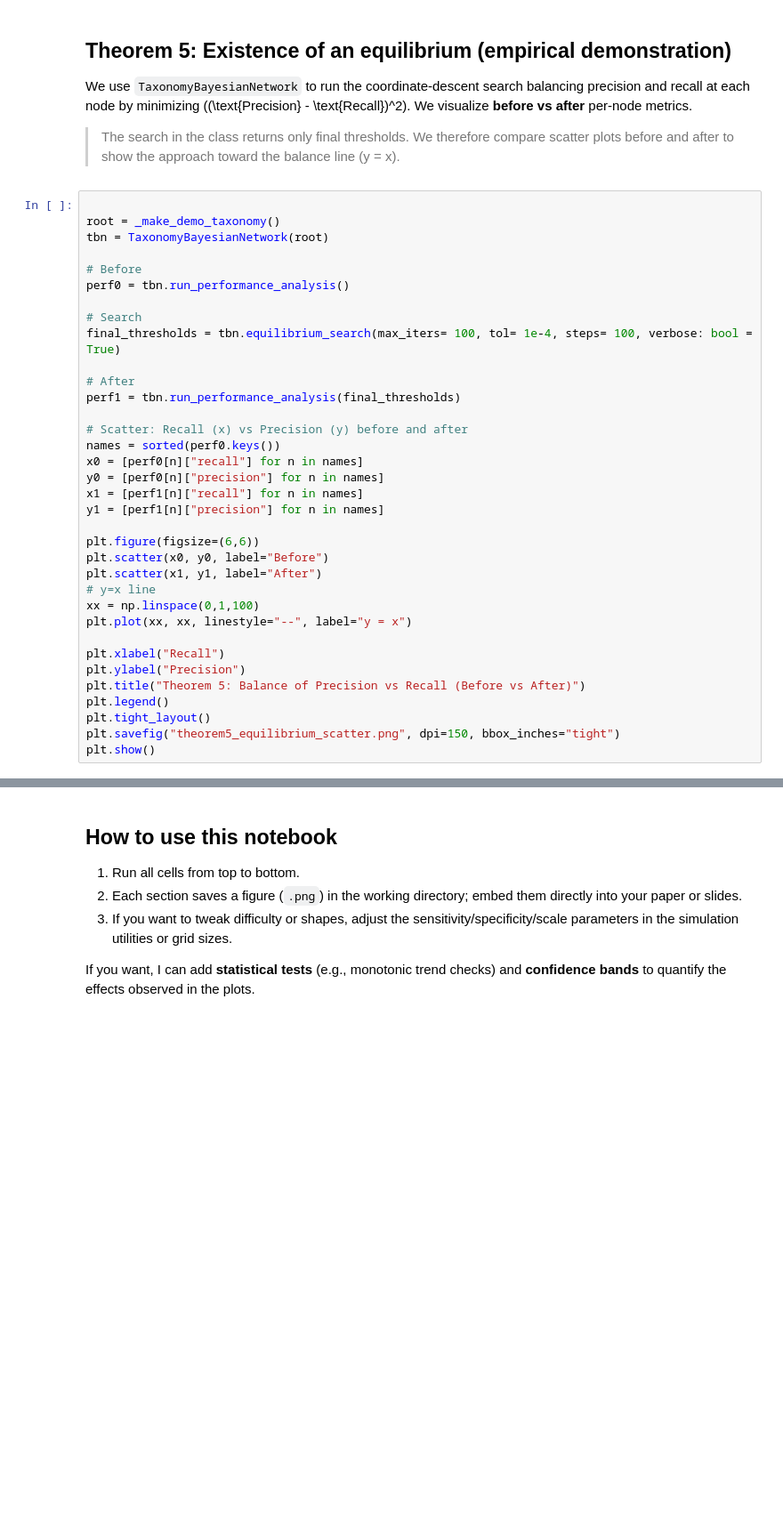
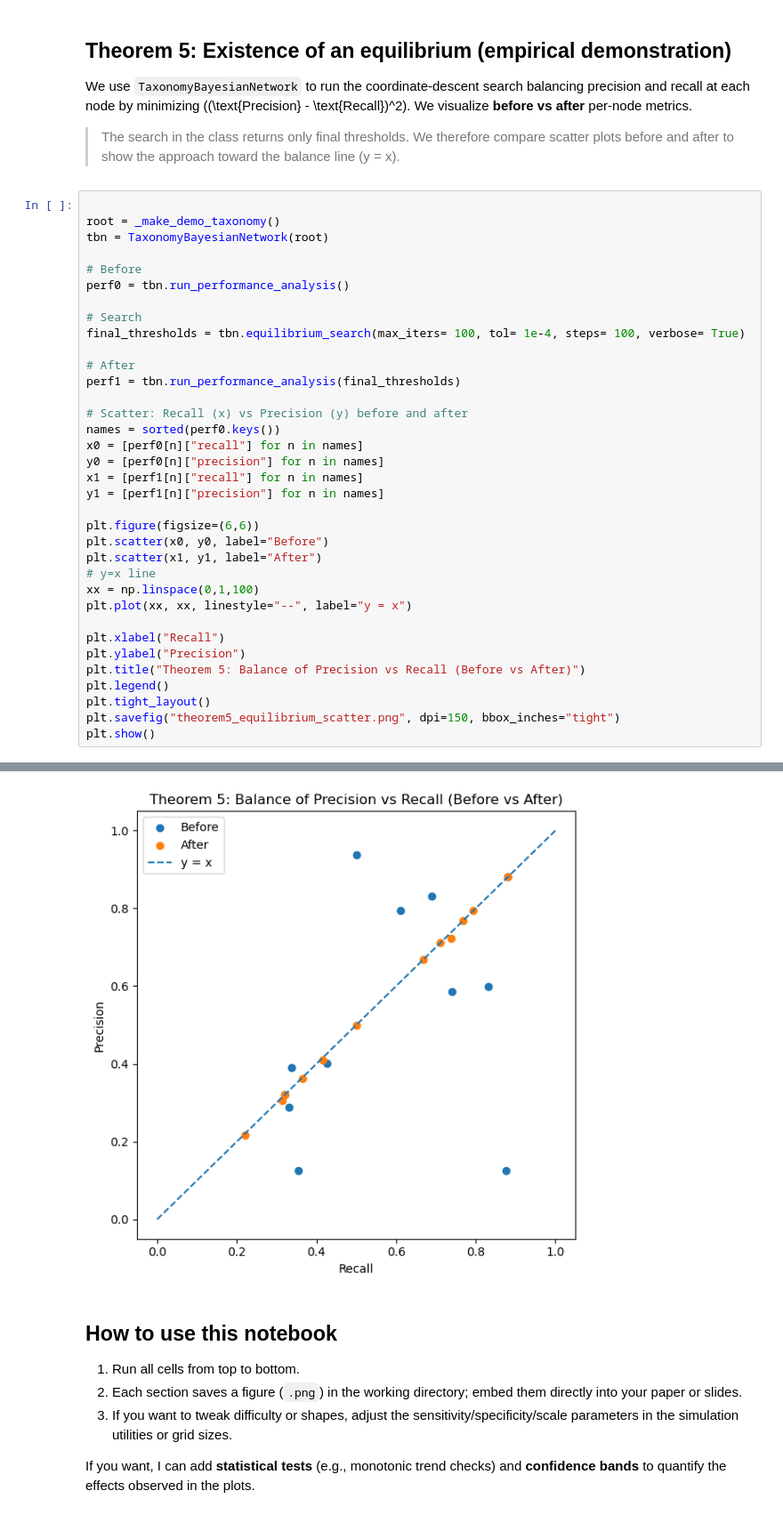
Before and after one commit to rswarnick1/Performance_Graphs, a Jupyter notebook: Detection_Taxonomy_Simulations.ipynb, the cells around one changed output, grey strips where cells are left out. Shown at 89% size. Saved outputs shown, nothing was run; the diff lists cells and outputs as text; blank space fills up the shorter version.

```diff
--- a/Detection_Taxonomy_Simulations.ipynb
+++ b/Detection_Taxonomy_Simulations.ipynb
@@ -349,7 +349,7 @@ tbn = TaxonomyBayesianNetwork(root)
 perf0 = tbn.run_performance_analysis()
 
 # Search
-final_thresholds = tbn.equilibrium_search(max_iters= 100, tol= 1e-4, steps= 100, verbose: bool = True)
+final_thresholds = tbn.equilibrium_search(max_iters= 100, tol= 1e-4, steps= 100, verbose= True)
 
 # After
 perf1 = tbn.run_performance_analysis(final_thresholds)
@@ -380,3 +381,4 @@ TypeError: 'float' object cannot be interpreted as an integer
+[figure, added]
 # %% [markdown]
 
 ## How to use this notebook
```
Also changed, not shown: parts of 1 cell of this notebook.
